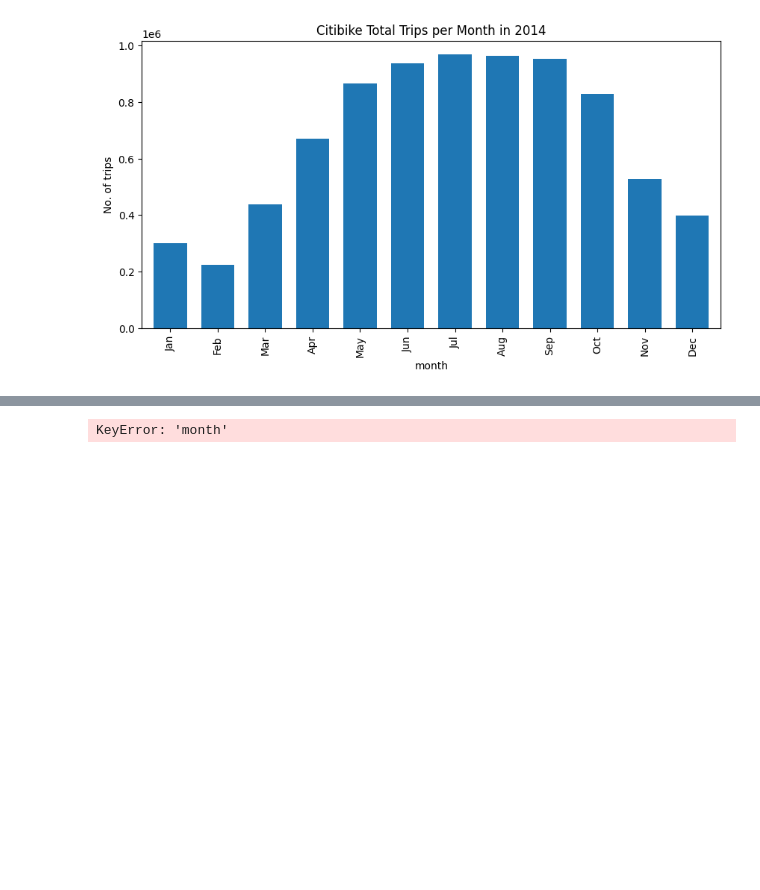
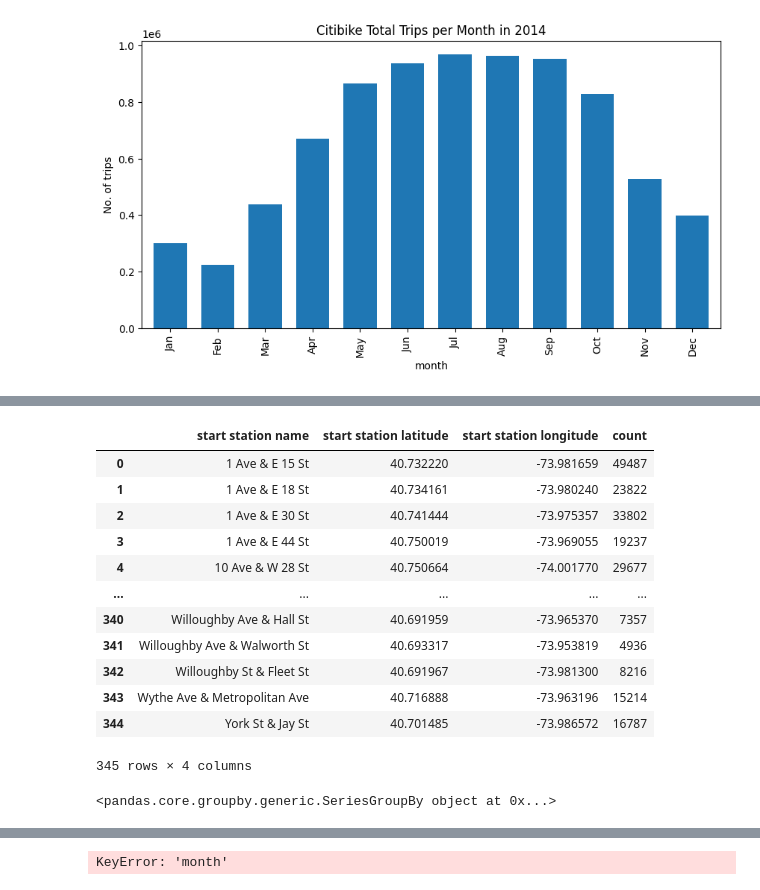
Before and after one commit to joris-de/coding-challenge-AXA, a Jupyter notebook: notebooks/Analysis.ipynb, the cells around one changed output, grey strips where cells are left out. Drawn from its saved outputs; the diff is of its cells as text; code cells hidden in the pictures; blank space fills up the shorter version.

```diff
--- a/notebooks/Analysis.ipynb
+++ b/notebooks/Analysis.ipynb
@@ -281 +298,23 @@ plot_tripcount_monthly('2014', data_2014)
+# %%
+station_counts = data_2014.groupby(['start station name', "start station latitude", "start station longitude"]).size().reset_index(name='count')
+# %%
+station_counts
+# %% [output]
+|  | start station name | start station latitude | start station longitude | count |
+| 0 | 1 Ave & E 15 St | 40.732220 | -73.981659 | 49487 |
+| 1 | 1 Ave & E 18 St | 40.734161 | -73.980240 | 23822 |
+| 2 | 1 Ave & E 30 St | 40.741444 | -73.975357 | 33802 |
+| 3 | 1 Ave & E 44 St | 40.750019 | -73.969055 | 19237 |
+| 4 | 10 Ave & W 28 St | 40.750664 | -74.001770 | 29677 |
+| ... | ... | ... | ... | ... |
+| 340 | Willoughby Ave & Hall St | 40.691959 | -73.965370 | 7357 |
+| 341 | Willoughby Ave & Walworth St | 40.693317 | -73.953819 | 4936 |
+| 342 | Willoughby St & Fleet St | 40.691967 | -73.981300 | 8216 |
+| 343 | Wythe Ave & Metropolitan Ave | 40.716888 | -73.963196 | 15214 |
+| 344 | York St & Jay St | 40.701485 | -73.986572 | 16787 |
+345 rows × 4 columns
+# %%
+print(data_2014.groupby('start station name')["start station latitude"])
+# %% [output]
+<pandas.core.groupby.generic.SeriesGroupBy object at 0x...>
 # %%
```
Also changed, not shown: parts of 3 cells of this notebook, 1 other file.
